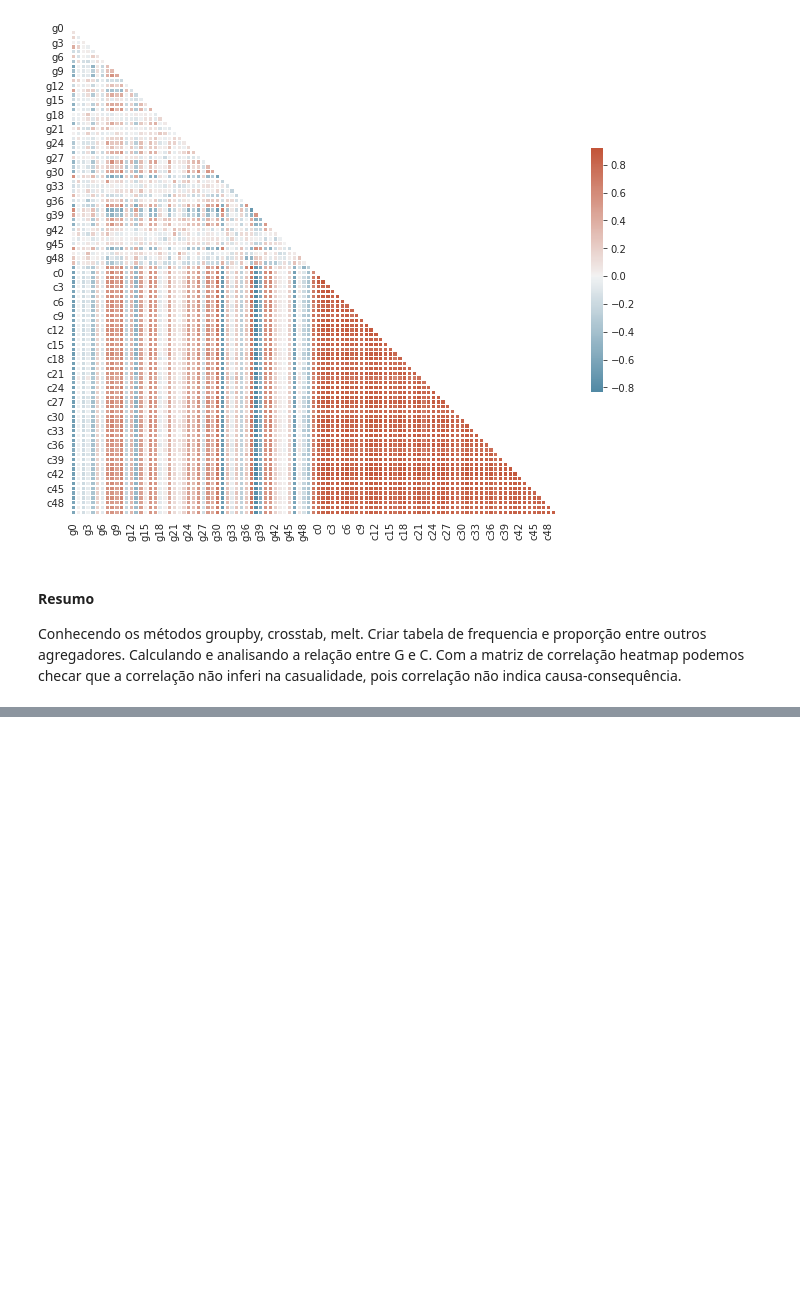
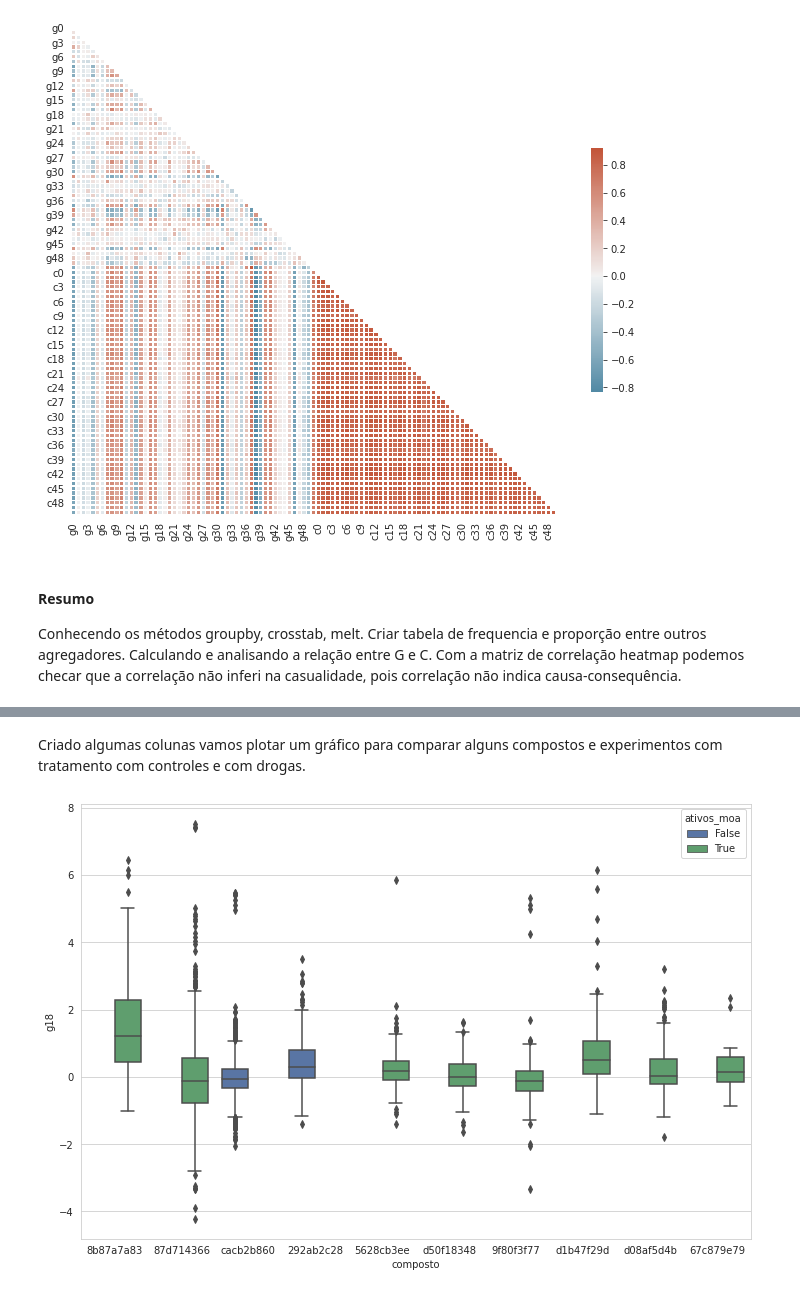
Before and after one commit to hywenklis/ImersaoDeDados, a Jupyter notebook: Imersão_de_Dados_Alura.ipynb, the cells around one changed output, grey strips where cells are left out. Saved outputs shown, nothing was run; the diff lists cells and outputs as text; code cells hidden in the pictures; blank space fills up the shorter version.

```diff
--- a/Imersão_de_Dados_Alura.ipynb
+++ b/Imersão_de_Dados_Alura.ipynb
@@ -555,0 +819,3 @@ Calculando e analisando a relação entre G e C. Com a matriz de correlação he
+# %%
+dados_combinados['Dose2'] = dados_combinados['dose'] == 'D2'
+dados_combinados.head()
@@ -555,0 +850,3 @@ Calculando e analisando a relação entre G e C. Com a matriz de correlação he
+# %%
+dados_combinados['24Horas'] = dados_combinados['tempo'] == '24'
+dados_combinados.head()
@@ -555,0 +861,3 @@ Calculando e analisando a relação entre G e C. Com a matriz de correlação he
+# %%
+dados_combinados['48Horas'] = dados_combinados['tempo'] == '48'
+dados_combinados.head()
@@ -555,0 +872,3 @@ Calculando e analisando a relação entre G e C. Com a matriz de correlação he
+# %%
+dados_combinados['72Horas'] = dados_combinados['tempo'] == '72'
+dados_combinados.head()
@@ -555,0 +883,9 @@ Calculando e analisando a relação entre G e C. Com a matriz de correlação he
+# %% [markdown]
+Criado algumas colunas vamos plotar um gráfico para comparar alguns compostos e experimentos com tratamento com controles e com drogas.
+# %%
+composto_principal = dados_combinados['composto'].value_counts().index[:10]
+plt.figure(figsize=(12,8))
+sns.boxplot(data = dados_combinados.query('composto in @composto_principal'), y= 'g18', x= 'composto', hue='ativos_moa')
+plt.show()
+# %% [output]
+[figure, added]
```
Also changed, not shown: parts of 62 cells of this notebook.
